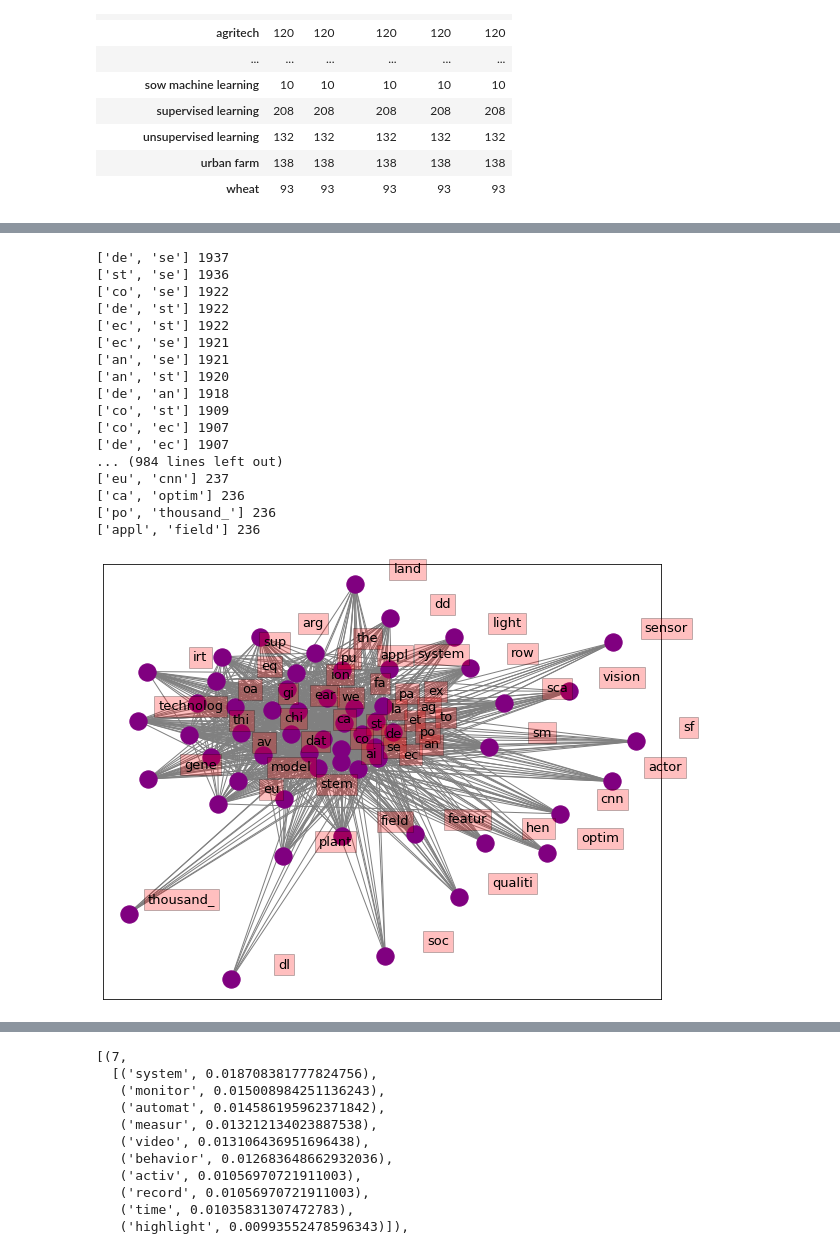
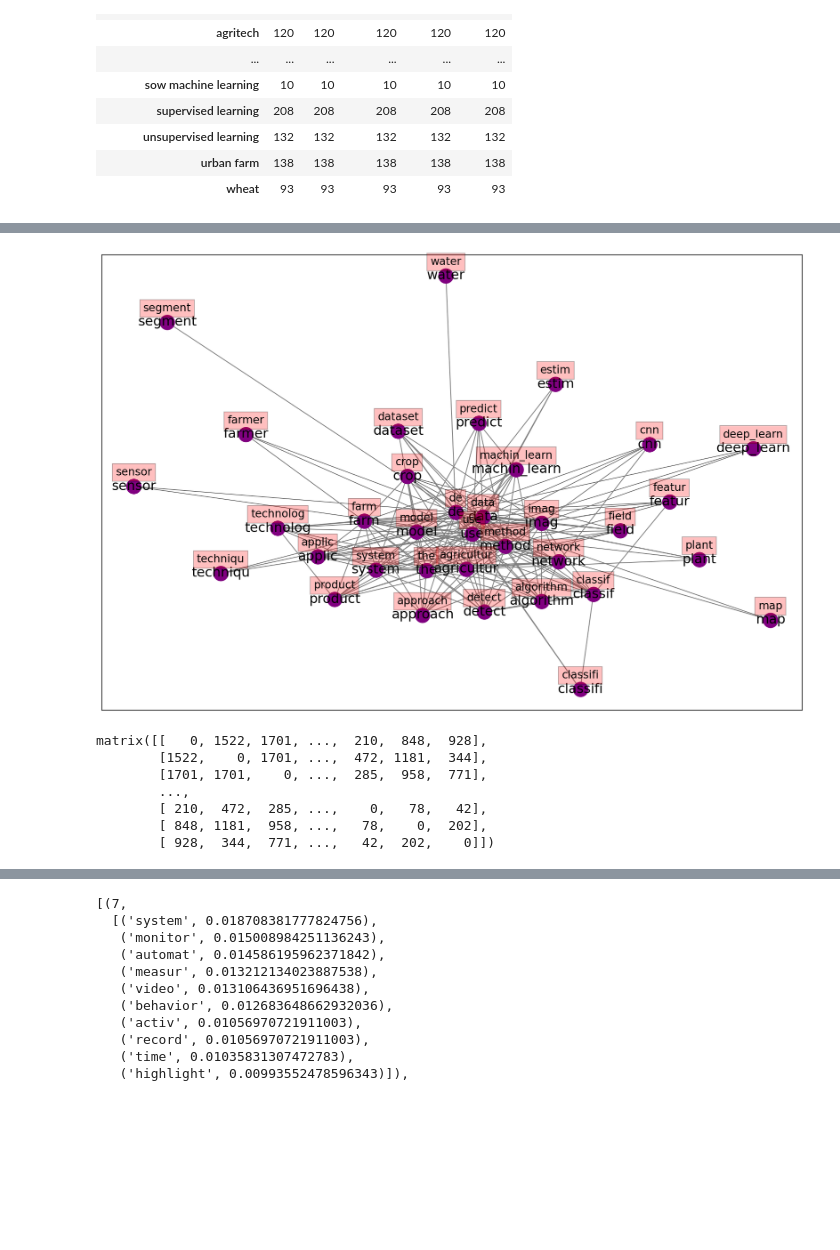
Before and after one commit to NitramAnaip/ImpAgt, a Jupyter notebook: LDA.ipynb, the cells around one changed output, grey strips where cells are left out. Cells and saved outputs as stored; diff of their text form; code cells hidden in the pictures; blank space fills up the shorter version.

Commit message:
cooc and graph associated

```diff
--- a/LDA.ipynb
+++ b/LDA.ipynb
@@ -201,0 +169,29 @@ def make_bigrams(preprocess_abstract):
+# %%
+"""
+# Build the bigram and trigram models
+# Careful: it might be worth creating th bigrams etc before dtemming and lemming
+bigram = gensim.models.Phrases(preprocess_abstract) # higher threshold fewer phrases.
+trigram = gensim.models.Phrases(bigram[preprocess_abstract], threshold=100)
+
+
+# Faster way to get a sentence clubbed as a trigram/bigram
+bigram_mod = gensim.models.phrases.Phraser(bigram)
+trigram_mod = gensim.models.phrases.Phraser(trigram)
+"""
+
+
+def make_bigrams(preprocess_abstract,full_string=True):
+    data_processed = []
+    bigram = gensim.models.Phrases(preprocess_abstract)
+    bigram_mod = gensim.models.phrases.Phraser(bigram)
+    for abstract in preprocess_abstract:
+        data_processed.append(bigram_mod[abstract])
+
+    if full_string:
+        for i in range (len(data_processed)):
+            inter = ""
+            for j in range (len(data_processed[i])):
+                inter+=" " + data_processed[i][j]
+            data_processed[i]=inter
+
+    return data_processed
@@ -334,12 +341,10 @@ co_matrix, matrix_dict = co_occurence(best_words, bigrams)
 # %%
-copy = matrix_dict.copy()
-nbr_bigrams=100
+copy = dic.copy()
 
 d = {}
-for i in range (nbr_words):
+for i in range (nbr_bigrams):
     maximum = max(copy, key=copy.get)
-    print(maximum, copy[maximum])
+    print(maximum)
     d[maximum] = copy[maximum]
     copy.pop(maximum)
-print(d)
 # %% [output]
@@ -364,52 +369,33 @@ appl field 236
 # Create network plot
 G = nx.Graph()
 
 # Create connections between nodes
 for k, v in d.items():
-
     k=k.split(" ")
-    print(k, v)
     G.add_edge(k[0], k[1], weight=(v * 10))
 
 
-fig, ax = plt.subplots(figsize=(10, 8))
+fig, ax = plt.subplots(figsize=(15, 10))
 
 pos = nx.spring_layout(G, k=2)
 
 # Plot networks
 nx.draw_networkx(G, pos,
                  font_size=16,
                  width=1,
                  edge_color='grey',
                  node_color='purple',
                  with_labels = False,
                  ax=ax)
 
 # Create offset labels
 for key, value in pos.items():
-    x, y = value[0]+.135, value[1]+.045
+    x, y = value[0], value[1]+.045
     ax.text(x, y,
             s=key,
             bbox=dict(facecolor='red', alpha=0.25),
             horizontalalignment='center', fontsize=13)
 
 plt.show()
 # %% [output]
-['de', 'se'] 1937
-['st', 'se'] 1936
-['co', 'se'] 1922
-['de', 'st'] 1922
-['ec', 'st'] 1922
-['ec', 'se'] 1921
-['an', 'se'] 1921
-['an', 'st'] 1920
-['de', 'an'] 1918
-['co', 'st'] 1909
-['co', 'ec'] 1907
-['de', 'ec'] 1907
-... (984 lines left out)
-['eu', 'cnn'] 237
-['ca', 'optim'] 236
-['po', 'thousand_'] 236
-['appl', 'field'] 236
-[figure, old version]
+[figure, new version]
@@ -422,0 +440,10 @@ print(top_n)
+# %%
+cooc_matrix
+# %% [output]
+matrix([[   0, 1522, 1701, ...,  210,  848,  928],
+        [1522,    0, 1701, ...,  472, 1181,  344],
+        [1701, 1701,    0, ...,  285,  958,  771],
+        ...,
+        [ 210,  472,  285, ...,    0,   78,   42],
+        [ 848, 1181,  958, ...,   78,    0,  202],
+        [ 928,  344,  771, ...,   42,  202,    0]])
```
Also changed, not shown: parts of 37 cells of this notebook.
